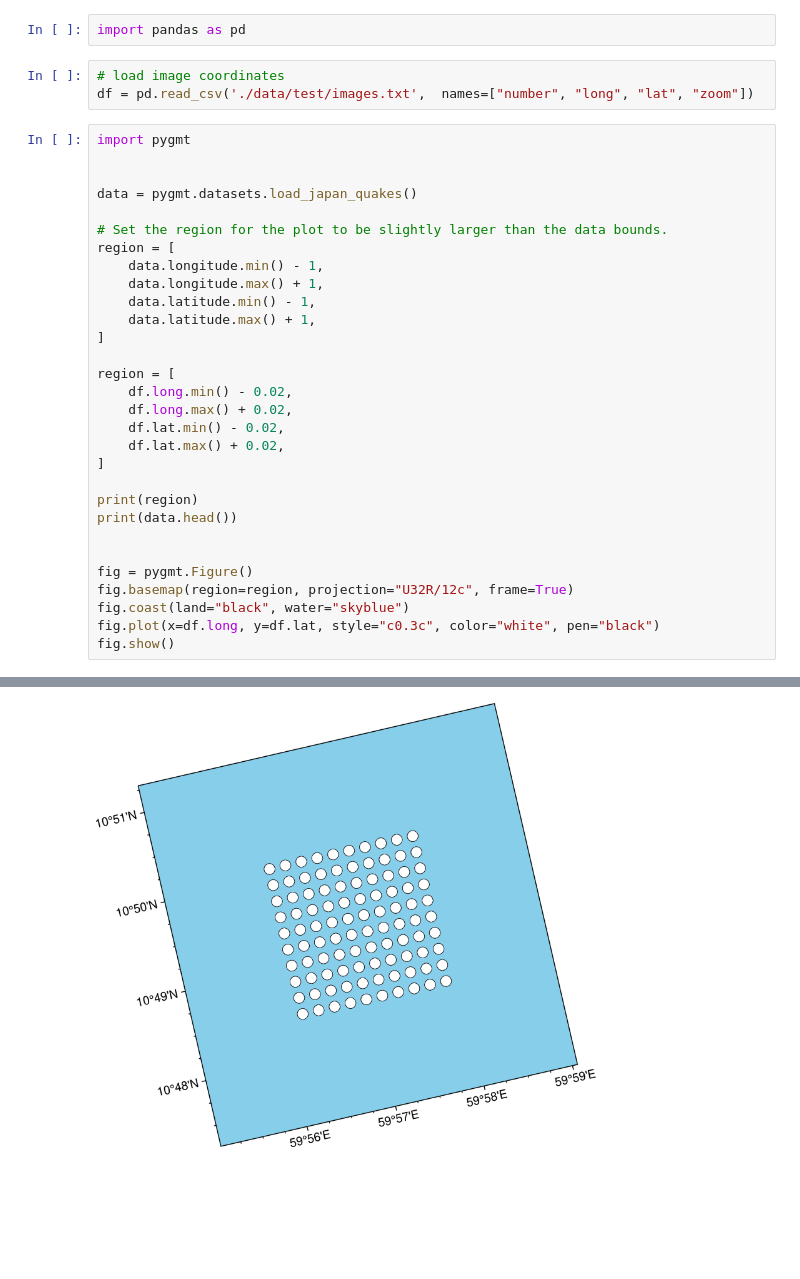
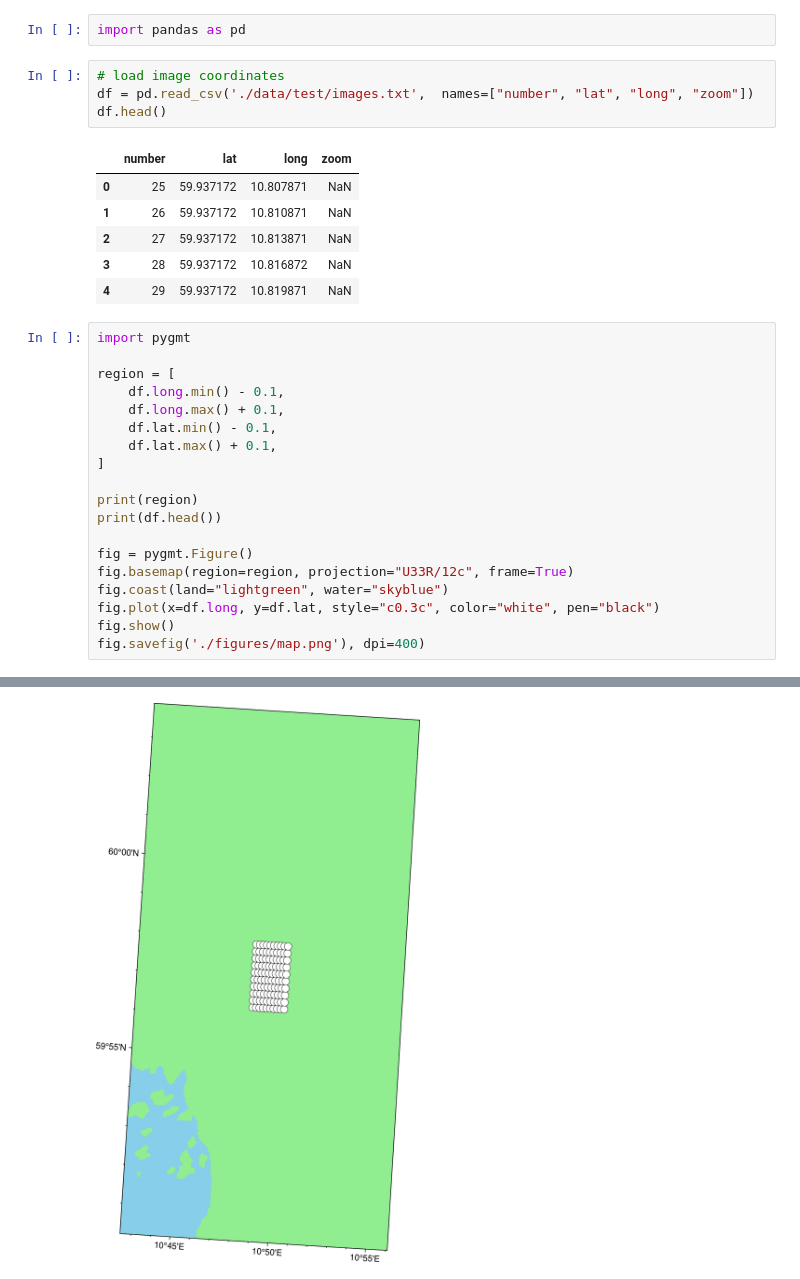
Before and after one commit to lukegriffiths/trampolines, a Jupyter notebook: visualisation.ipynb, the cells around one changed output, grey strips where cells are left out. Cells and saved outputs as stored; diff of their text form; blank space fills up the shorter version.

Commit message:
updated visualisation notebook

```diff
--- a/visualisation.ipynb
+++ b/visualisation.ipynb
@@ -4,35 +4,32 @@
 import pandas as pd
 # %%
 # load image coordinates
-df = pd.read_csv('./data/test/images.txt',  names=["number", "long", "lat", "zoom"])
+df = pd.read_csv('./data/test/images.txt',  names=["number", "lat", "long", "zoom"])
+df.head()
+# %% [output]
+|  | number | lat | long | zoom |
+| 0 | 25 | 59.937172 | 10.807871 | NaN |
+| 1 | 26 | 59.937172 | 10.810871 | NaN |
+| 2 | 27 | 59.937172 | 10.813871 | NaN |
+| 3 | 28 | 59.937172 | 10.816872 | NaN |
+| 4 | 29 | 59.937172 | 10.819871 | NaN |
 # %%
 import pygmt
 
-
-data = pygmt.datasets.load_japan_quakes()
-
-# Set the region for the plot to be slightly larger than the data bounds.
 region = [
-    data.longitude.min() - 1,
-    data.longitude.max() + 1,
-    data.latitude.min() - 1,
-    data.latitude.max() + 1,
-]
-
-region = [
-    df.long.min() - 0.02,
-    df.long.max() + 0.02,
-    df.lat.min() - 0.02,
-    df.lat.max() + 0.02,
+    df.long.min() - 0.1,
+    df.long.max() + 0.1,
+    df.lat.min() - 0.1,
+    df.lat.max() + 0.1,
 ]
 
 print(region)
-print(data.head())
-
+print(df.head())
 
 fig = pygmt.Figure()
-fig.basemap(region=region, projection="U32R/12c", frame=True)
-fig.coast(land="black", water="skyblue")
+fig.basemap(region=region, projection="U33R/12c", frame=True)
+fig.coast(land="lightgreen", water="skyblue")
 fig.plot(x=df.long, y=df.lat, style="c0.3c", color="white", pen="black")
 fig.show()
+fig.savefig('./figures/map.png'), dpi=400)
 # %% [output]
@@ -46 +43 @@ fig.show()
-[figure, old version]
+[figure, new version]
```
Also changed, not shown: parts of 1 cell of this notebook.
